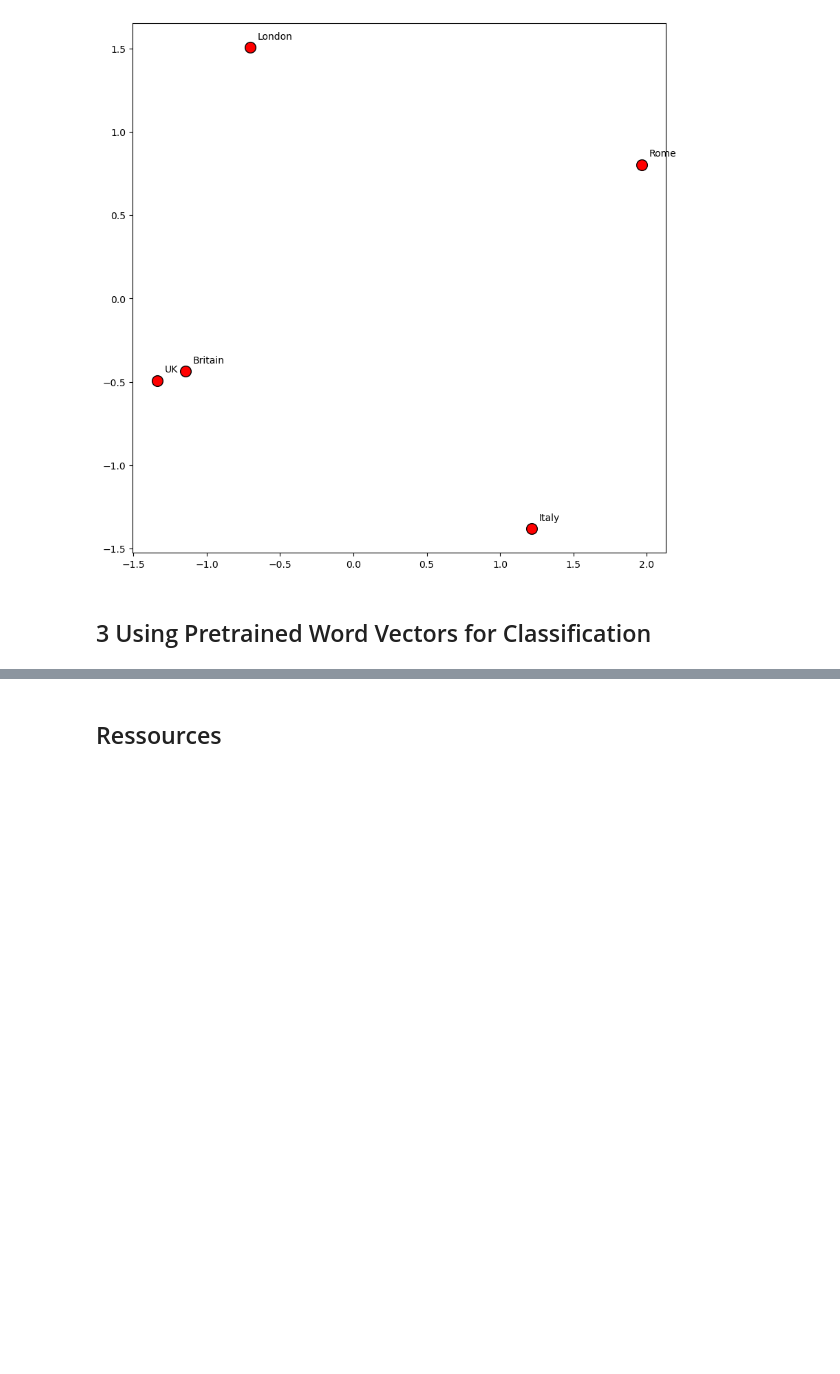
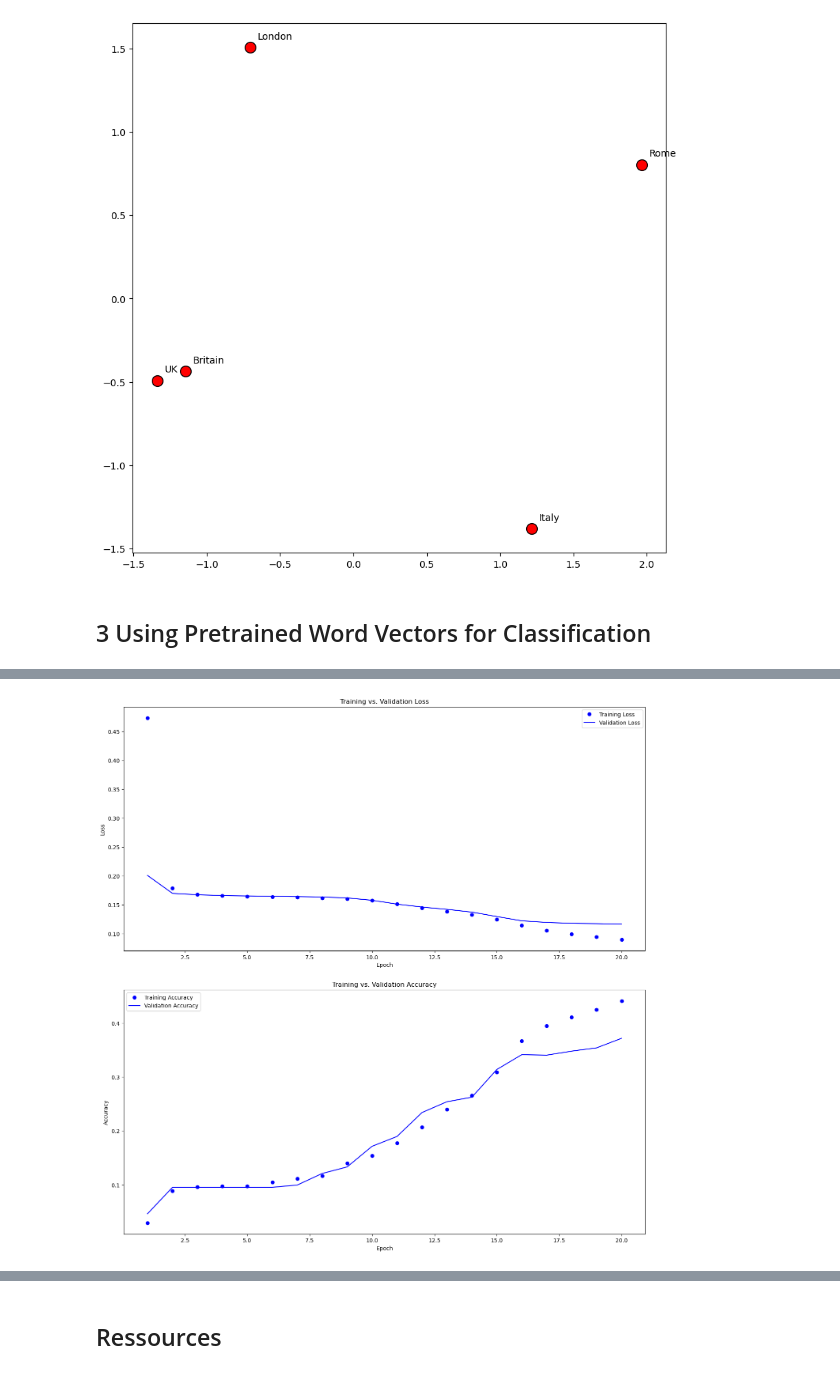
Before and after one commit to Kiwinokoto/ML_student, a Jupyter notebook: 1_4_notebooks/Oudelet_Kevin_4_2_notebook_approche_supervisée_sentence_embedding.ipynb, the cells around one changed output, grey strips where cells are left out. Saved outputs shown, nothing was run; the diff lists cells and outputs as text; code cells hidden in the pictures; blank space fills up the shorter version.

Commit message:
ntbk 4.2 word2vec oups les tokens font 1 charactere ??

```diff
--- a/1_4_notebooks/Oudelet_Kevin_4_2_notebook_approche_supervisée_sentence_embedding.ipynb
+++ b/1_4_notebooks/Oudelet_Kevin_4_2_notebook_approche_supervisée_sentence_embedding.ipynb
@@ -331,0 +521,8 @@ word_vectors = KeyedVectors.load_word2vec_format(output, binary=True, limit=1000
+# %%
+embedding_layer = layers.Embedding(
+    num_tokens,
+    embedding_dim,
+    embeddings_initializer=keras.initializers.Constant(embedding_matrix),
+    input_length=MAX_LEN,
+    trainable=True
+)
@@ -331,0 +591,2 @@ word_vectors = KeyedVectors.load_word2vec_format(output, binary=True, limit=1000
+# %%
+history = model.fit(X_train, y_train_encoded, epochs=20, batch_size=512, validation_data=(X_val, y_val_encoded))
@@ -331,0 +611,37 @@ word_vectors = KeyedVectors.load_word2vec_format(output, binary=True, limit=1000
+# %%
+def plot_train_vs_val_performance(history):
+  training_losses = history.history['loss']
+  validation_losses = history.history['val_loss']
+
+  training_accuracy = history.history['accuracy']
+  validation_accuracy = history.history['val_accuracy']
+
+  epochs = range(1, len(training_losses) + 1)
+
+  import matplotlib.pyplot as plt
+  fig, (ax1, ax2) = plt.subplots(2)
+  fig.set_figheight(15)
+  fig.set_figwidth(15)
+  fig.tight_layout(pad=5.0)
+
+  # Plot training vs. validation loss.
+  ax1.plot(epochs, training_losses, 'bo', label='Training Loss')
+  ax1.plot(epochs, validation_losses, 'b', label='Validation Loss')
+  ax1.title.set_text('Training vs. Validation Loss')
+  ax1.set_xlabel('Epoch')
+  ax1.set_ylabel('Loss')
+  ax1.legend()
+
+  # PLot training vs. validation accuracy.
+  ax2.plot(epochs, training_accuracy, 'bo', label='Training Accuracy')
+  ax2.plot(epochs, validation_accuracy, 'b', label='Validation Accuracy')
+  ax2.title.set_text('Training vs. Validation Accuracy')
+  ax2.set_xlabel('Epoch')
+  ax2.set_ylabel('Accuracy')
+  ax2.legend()
+
+  plt.show()
+# %%
+plot_train_vs_val_performance(history)
+# %% [output]
+[figure, added]
```
Also changed, not shown: parts of 33 cells of this notebook.
